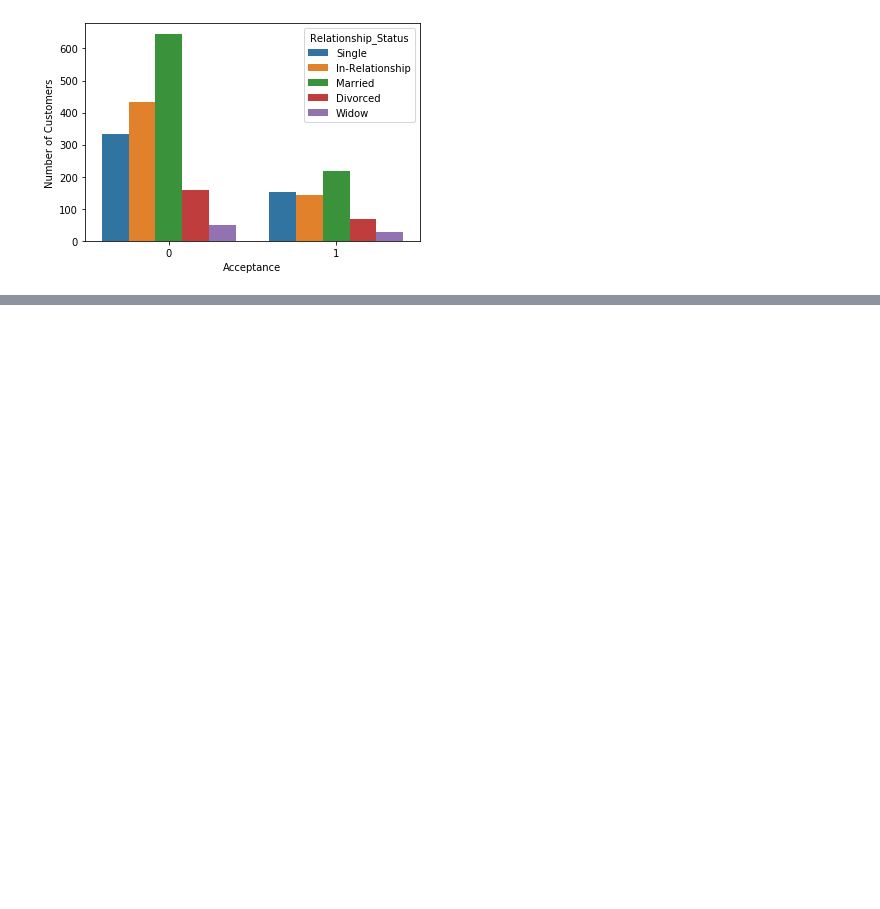
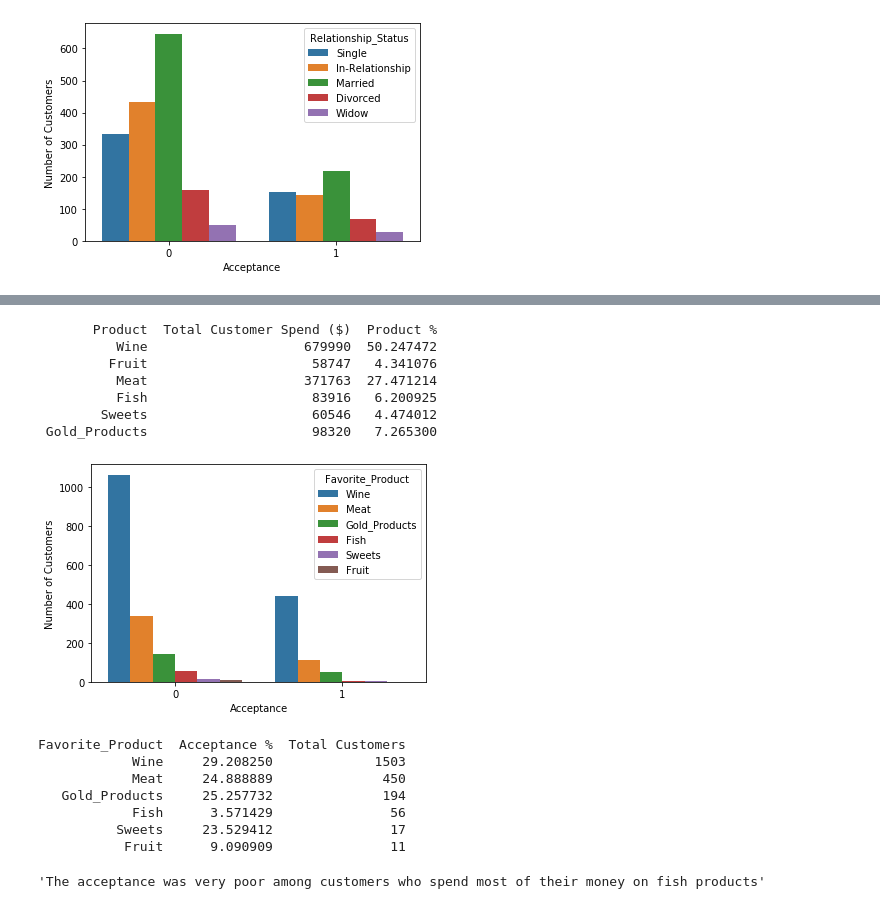
Before and after one commit to RachidRezzik/Market_Camp, a Jupyter notebook: Data_Analysis.ipynb, the cells around one changed output, grey strips where cells are left out. Drawn from its saved outputs; the diff is of its cells as text; code cells hidden in the pictures; blank space fills up the shorter version.

```diff
--- a/Data_Analysis.ipynb
+++ b/Data_Analysis.ipynb
@@ -388,0 +436,57 @@ Relationship_Status  Acceptance %  Total Customers
+# %%
+### Analyzing total customer spend by product ###
+dict_products = collections.defaultdict(list)
+total_cust_spend = sum(marketing['Wine ($)']) + sum(marketing['Fruit ($)']) + sum(marketing['Meat ($)']) + sum(marketing['Fish ($)']) + sum(marketing['Sweets ($)']) + sum(marketing['Gold_Products ($)'])
+for product in ['Wine ($)', 'Fruit ($)', 'Meat ($)', 'Fish ($)', 'Sweets ($)', 'Gold_Products ($)']:
+    dict_products['Product'].append(product[:-4])
+    prod_spend = sum(marketing[product])
+    dict_products['Total Customer Spend ($)'].append(prod_spend)
+    percent_spend = (prod_spend / total_cust_spend) * 100
+    dict_products['Product %'].append(percent_spend)
+df_products = pd.DataFrame(dict_products)
+print(df_products.to_string(index=False))
+
+### Classifying Customers Based on what product they spend the most money on ###
+marketing['Favorite_Product'] = ''
+for idx, row in marketing.iterrows():
+    cust_spend = []
+    for product in ['Wine ($)', 'Fruit ($)', 'Meat ($)', 'Fish ($)', 'Sweets ($)', 'Gold_Products ($)']:
+        cust_spend.append(row[product])
+    most_spend = max(cust_spend)
+    for product_name in ['Wine ($)', 'Fruit ($)', 'Meat ($)', 'Fish ($)', 'Sweets ($)', 'Gold_Products ($)']:
+        if row[product_name] == most_spend:
+            marketing.loc[idx, 'Favorite_Product'] = product_name[:-4]
+
+ax = sns.countplot('Accept_One', hue='Favorite_Product', data=marketing)
+plt.ylabel('Number of Customers')
+plt.xlabel('Acceptance')
+plt.show()
+
+dict_percent = collections.defaultdict(list)
+for category in list(marketing['Favorite_Product'].unique()):
+    dict_percent['Favorite_Product'].append(category)
+    total = len(marketing.loc[marketing['Favorite_Product'] == category])
+    accept = len(marketing.loc[(marketing['Favorite_Product'] == category) & (marketing['Accept_One'] == 1)])
+    percent = (accept / total) * 100
+    dict_percent['Acceptance %'].append(percent)
+    dict_percent['Total Customers'].append(total)
+df_percents = pd.DataFrame(dict_percent)
+print(df_percents.to_string(index=False))
+'The acceptance was very poor among customers who spend most of their money on fish products'
+# %% [output]
+       Product  Total Customer Spend ($)  Product %
+          Wine                    679990  50.247472
+         Fruit                     58747   4.341076
+          Meat                    371763  27.471214
+          Fish                     83916   6.200925
+        Sweets                     60546   4.474012
+ Gold_Products                     98320   7.265300
+[figure, added]
+Favorite_Product  Acceptance %  Total Customers
+            Wine     29.208250             1503
+            Meat     24.888889              450
+   Gold_Products     25.257732              194
+            Fish      3.571429               56
+          Sweets     23.529412               17
+           Fruit      9.090909               11
+'The acceptance was very poor among customers who spend most of their money on fish products'
```
Also changed, not shown: parts of 4 cells of this notebook.
